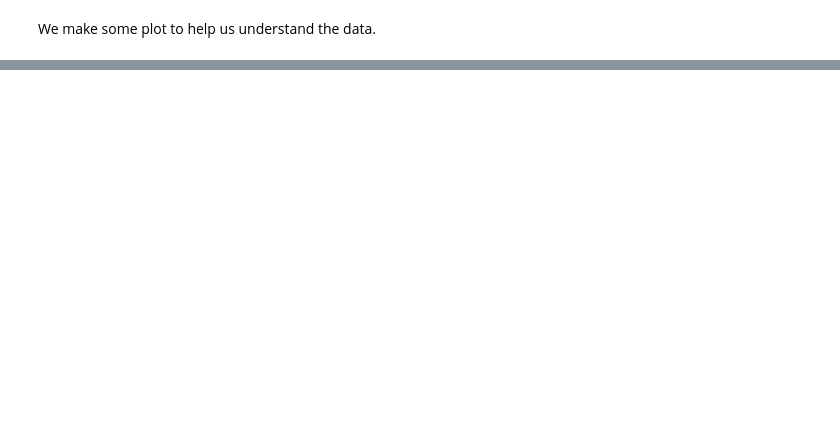
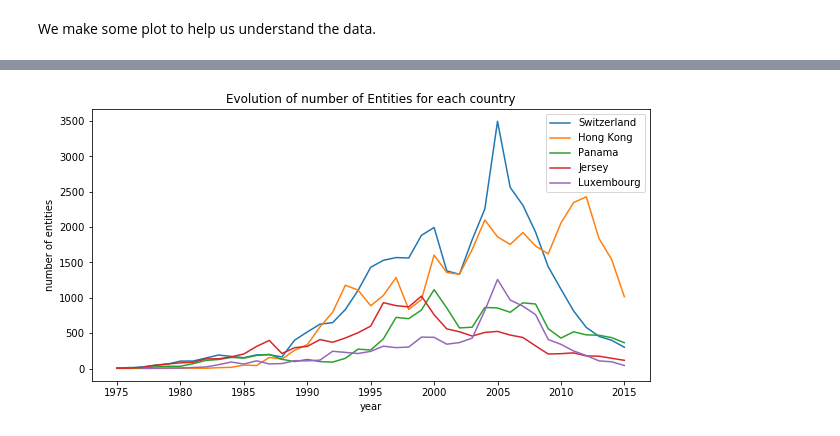
Before and after one commit to Roussaky/ada-EPFL, a Jupyter notebook: project/project.ipynb, the cells around one changed output, grey strips where cells are left out. Saved outputs shown, nothing was run; the diff lists cells and outputs as text; code cells hidden in the pictures; blank space fills up the shorter version.

```diff
--- a/project/project.ipynb
+++ b/project/project.ipynb
@@ -11,0 +96,23 @@ We make some plot to help us understand the data.
+# %%
+evolution_feature_year = panama_entity[['n.incorporation_date','n.countries','n.jurisdiction_description','n.status']]
+evolution_feature_year.dropna(subset = ['n.incorporation_date'], inplace=True)
+evolution_feature_year['n.incorporation_date'] = evolution_feature_year['n.incorporation_date'].dt.year.astype(int)
+evolution_feature_year['count'] = 1
+# %%
+top5_countries = countries[:5].index.tolist()
+countries_year = evolution_feature_year[evolution_feature_year['n.countries'].isin(top5_countries)][['n.incorporation_date','n.countries','count']]
+countries_year = countries_year.groupby(['n.incorporation_date','n.countries']).count().reset_index()
+
+plt.figure(figsize=(10,5))
+for country in top5_countries:
+    data = countries_year[countries_year['n.countries']==country]
+    data = data[data['n.incorporation_date']>=1975]
+    plt.plot(data['n.incorporation_date'],data['count'])
+
+plt.legend(top5_countries)
+plt.xlabel('year')
+plt.ylabel('number of entities')
+plt.title('Evolution of number of Entities for each country')
+plt.show()
+# %% [output]
+[figure, added]
```
Also changed, not shown: parts of 17 cells of this notebook.
